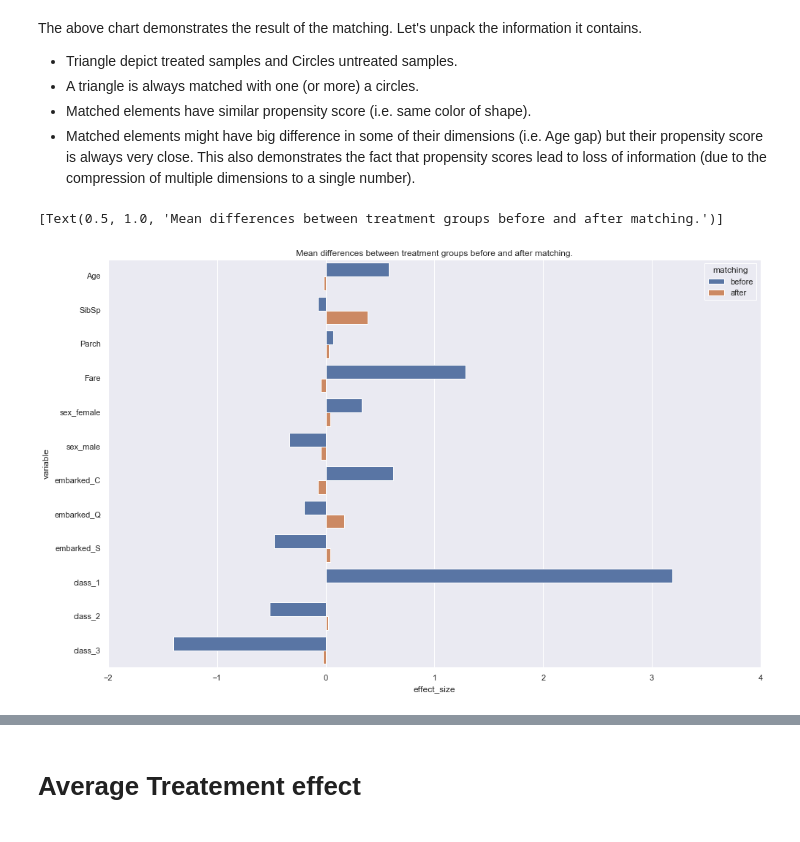
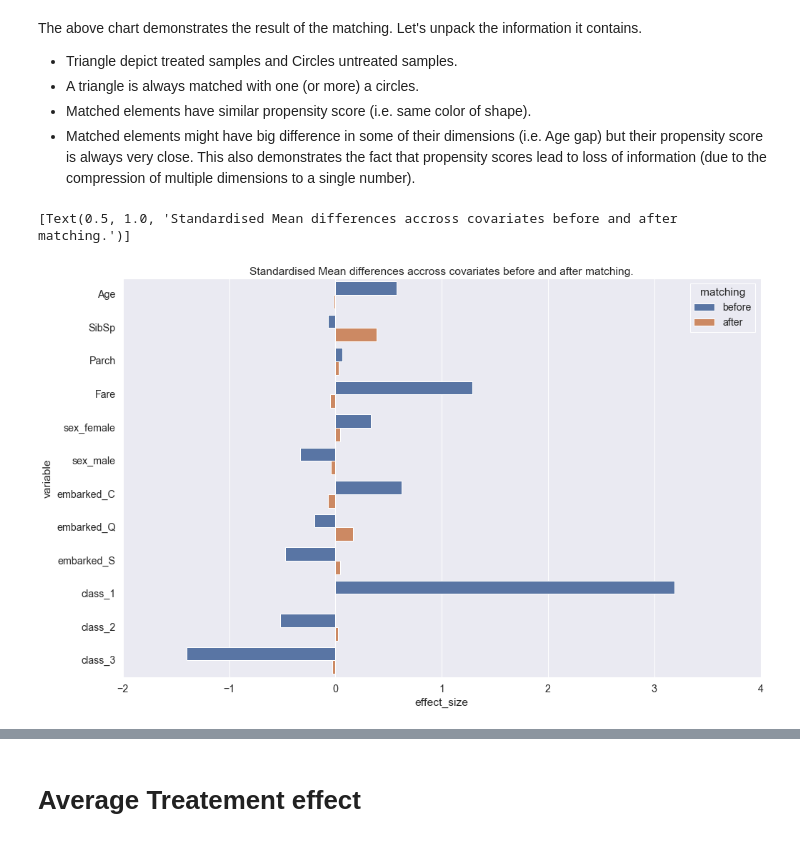
Before and after one commit to konosp/propensity-score-matching, a Jupyter notebook: propensity_score_matching_v2.ipynb, the cells around one changed output, grey strips where cells are left out. Cells and saved outputs as stored; diff of their text form; code cells hidden in the pictures.

```diff
--- a/propensity_score_matching_v2.ipynb
+++ b/propensity_score_matching_v2.ipynb
@@ -60,7 +61,7 @@ plt.style.use('classic')
 %matplotlib inline
 
 import seaborn as sns
-sns.set(rc={'figure.figsize':(16,10)})
+sns.set(rc={'figure.figsize':(16,10)}, font_scale=1.3)
 # %% [output]
 Bad key "text.kerning_factor" on line 4 in
 /Users/konos/opt/anaconda3/lib/python3.7/site-packages/matplotlib/mpl-data/stylelib/_classic_test_patch.mplstyle.
@@ -308,10 +324,10 @@ for cl in cols:
 res = pd.DataFrame(data, columns=['variable','matching','effect_size'])
 # %%
 sns.barplot(data = res, y = 'variable', x = 'effect_size', hue = 'matching', orient='h').\
-    set(title='Mean differences between treatment groups before and after matching.')
+    set(title='Standardised Mean differences accross covariates before and after matching.')
 # %% [output]
-[Text(0.5, 1.0, 'Mean differences between treatment groups before and after matching.')]
+[Text(0.5, 1.0, 'Standardised Mean differences accross covariates before and after matching.')]
-[figure, old version]
+[figure, new version]
 # %%
 cols.append('treatment')
 # %%
```
Also changed, not shown: parts of 8 cells of this notebook, 1 other file.
